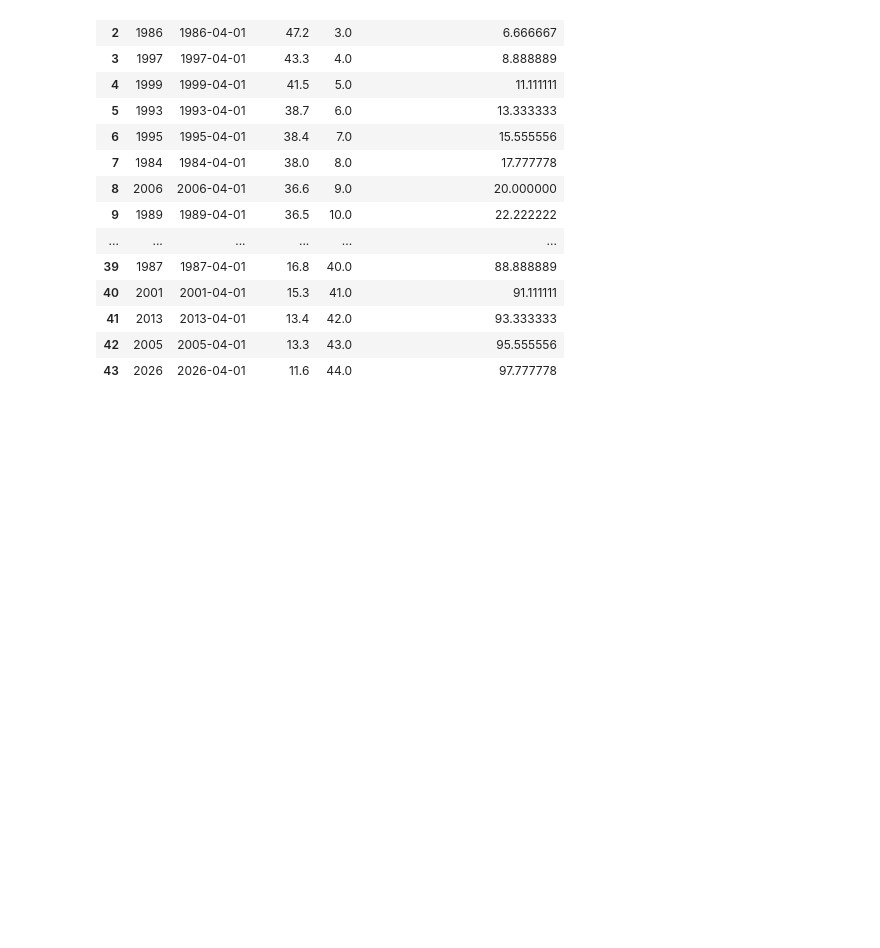
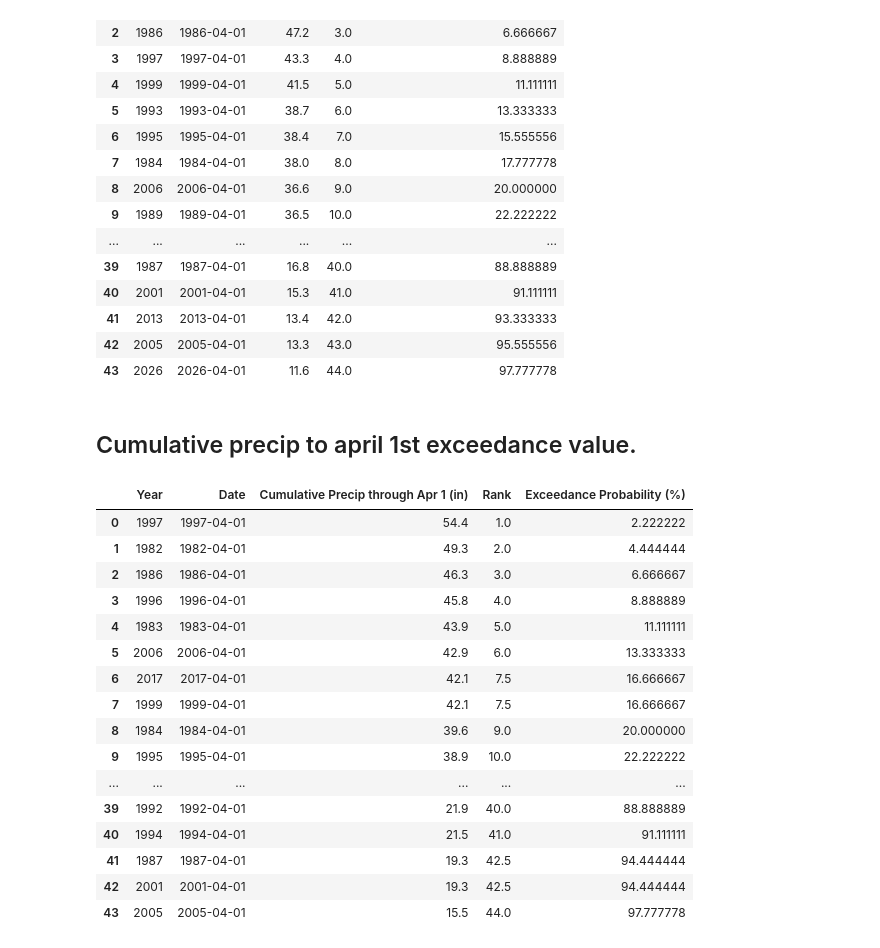
Before and after one commit to bgaffne/Thesis-Snow-Drought, a Jupyter notebook: Exceedance_prob.ipynb, the cells around one changed output. Cells and saved outputs as stored; diff of their text form; code cells hidden in the pictures; blank space fills up the shorter version.

```diff
--- a/Exceedance_prob.ipynb
+++ b/Exceedance_prob.ipynb
@@ -240,3 +240,57 @@ display(annual_swe)
 | 41 | 2013 | 2013-04-01 | 13.4 | 42.0 | 93.333333 |
 | 42 | 2005 | 2005-04-01 | 13.3 | 43.0 | 95.555556 |
 | 43 | 2026 | 2026-04-01 | 11.6 | 44.0 | 97.777778 |
+# %% [markdown]
+## Cumulative precip to april 1st exceedance value.
+# %%
+april1_precip = df.loc[
+    df["Date"].dt.month.eq(4) & df["Date"].dt.day.eq(1),
+    ["Year", "Date", precip_col],
+].dropna(subset=[precip_col]).copy()
+
+if april1_precip.empty:
+    raise ValueError("No April 1 cumulative precipitation readings are available.")
+if april1_precip["Year"].duplicated().any():
+    raise ValueError("Expected at most one April 1 precipitation reading per water year.")
+
+april1_precip = april1_precip.rename(
+    columns={precip_col: "Cumulative Precip through Apr 1 (in)"}
+)
+
+n = len(april1_precip)
+april1_precip["Rank"] = april1_precip[
+    "Cumulative Precip through Apr 1 (in)"
+].rank(ascending=False, method="average")
+
+april1_precip["Exceedance Probability (%)"] = (
+    april1_precip["Rank"] / (n + 1) * 100
+)
+
+# Make each water year's April 1 exceedance value available on its daily rows.
+df["Apr 1 Precip Exceedance (%)"] = df["Year"].map(
+    april1_precip.set_index("Year")["Exceedance Probability (%)"]
+)
+
+display(
+    april1_precip.sort_values(
+        "Cumulative Precip through Apr 1 (in)", ascending=False
+    ).reset_index(drop=True)
+)
+# %% [output]
+|  | Year | Date | Cumulative Precip through Apr 1 (in) | Rank | Exceedance Probability (%) |
+| 0 | 1997 | 1997-04-01 | 54.4 | 1.0 | 2.222222 |
+| 1 | 1982 | 1982-04-01 | 49.3 | 2.0 | 4.444444 |
+| 2 | 1986 | 1986-04-01 | 46.3 | 3.0 | 6.666667 |
+| 3 | 1996 | 1996-04-01 | 45.8 | 4.0 | 8.888889 |
+| 4 | 1983 | 1983-04-01 | 43.9 | 5.0 | 11.111111 |
+| 5 | 2006 | 2006-04-01 | 42.9 | 6.0 | 13.333333 |
+| 6 | 2017 | 2017-04-01 | 42.1 | 7.5 | 16.666667 |
+| 7 | 1999 | 1999-04-01 | 42.1 | 7.5 | 16.666667 |
+| 8 | 1984 | 1984-04-01 | 39.6 | 9.0 | 20.000000 |
+| 9 | 1995 | 1995-04-01 | 38.9 | 10.0 | 22.222222 |
+| ... | ... | ... | ... | ... | ... |
+| 39 | 1992 | 1992-04-01 | 21.9 | 40.0 | 88.888889 |
+| 40 | 1994 | 1994-04-01 | 21.5 | 41.0 | 91.111111 |
+| 41 | 1987 | 1987-04-01 | 19.3 | 42.5 | 94.444444 |
+| 42 | 2001 | 2001-04-01 | 19.3 | 42.5 | 94.444444 |
+| 43 | 2005 | 2005-04-01 | 15.5 | 44.0 | 97.777778 |
```
